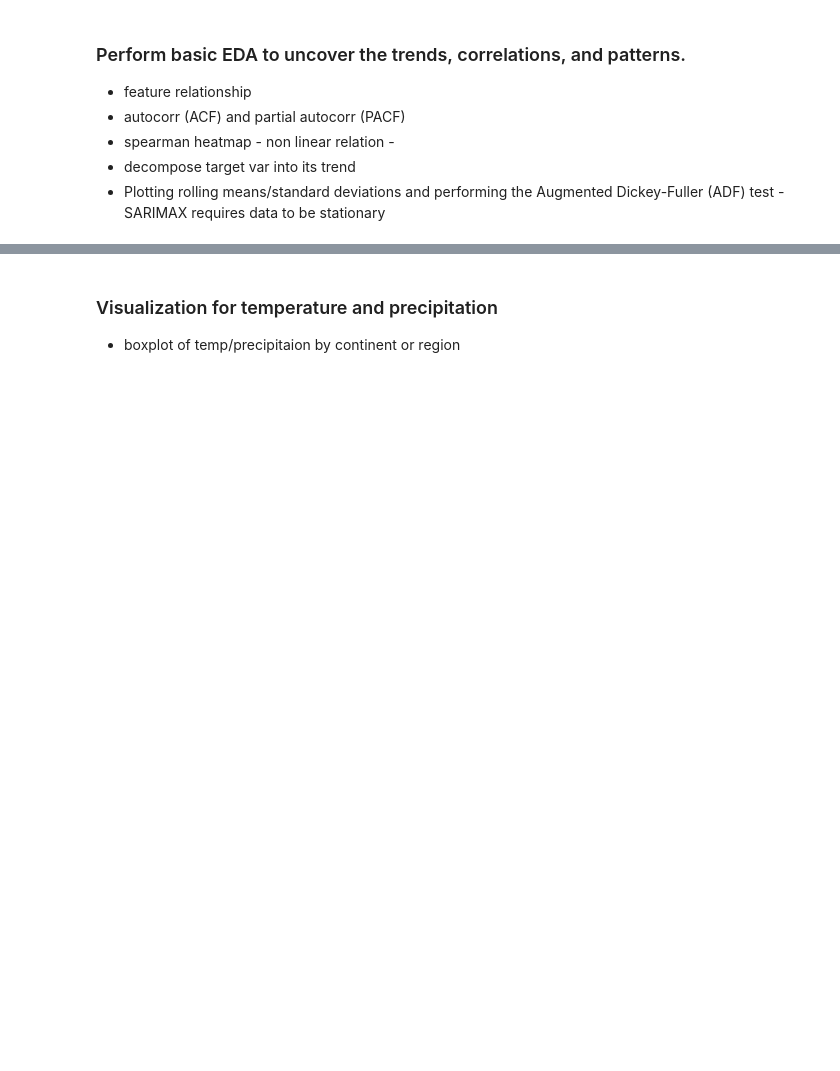
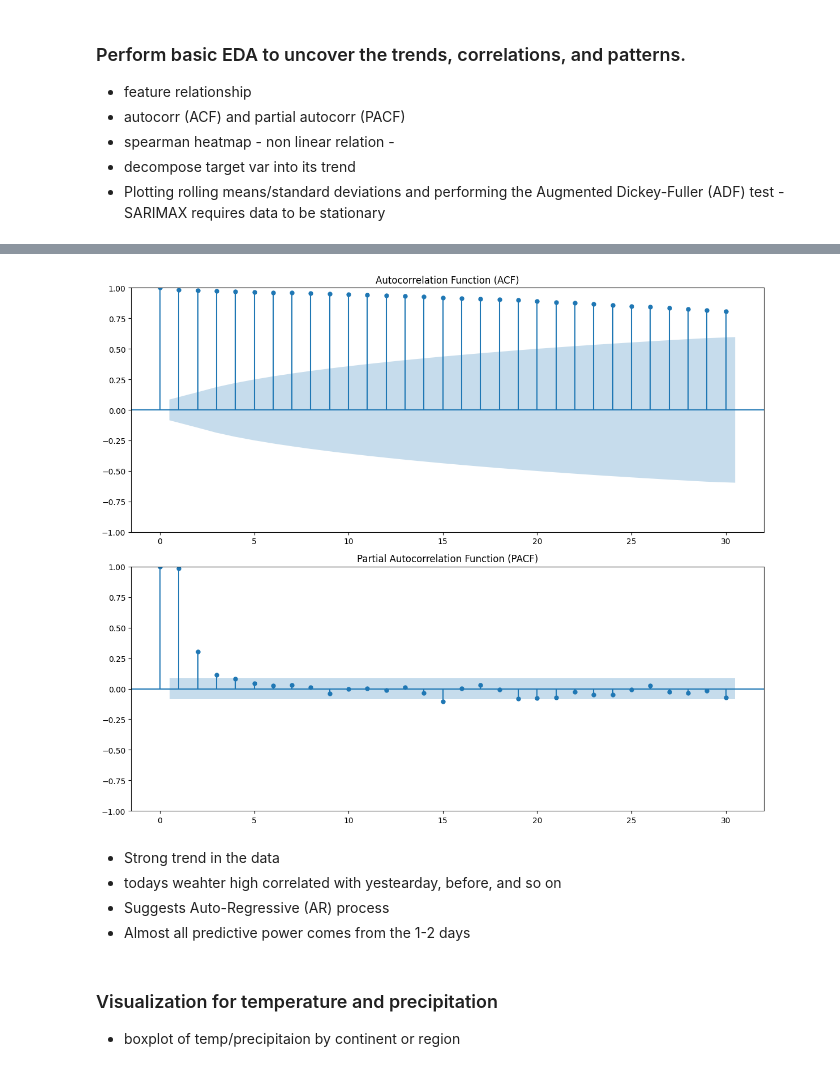
Before and after one commit to utidolas/PMAcceleratorData, a Jupyter notebook: model.ipynb, the cells around one changed output, grey strips where cells are left out. Drawn from its saved outputs; the diff is of its cells as text; code cells hidden in the pictures; blank space fills up the shorter version.

```diff
--- a/model.ipynb
+++ b/model.ipynb
@@ -187,3 +229,25 @@ TypeError: Only valid with DatetimeIndex, TimedeltaIndex or PeriodIndex, but got
+# %%
+from statsmodels.graphics.tsaplots import plot_acf, plot_pacf
+
+fig, (ax1, ax2) = plt.subplots(2, 1, figsize=(12, 10))
+
+# ACF
+plot_acf(daily_temp, lags=30, ax=ax1)
+ax1.set_title('Autocorrelation Function (ACF)')
+
+# PACF
+plot_pacf(daily_temp, lags=30, ax=ax2, method='ywm')
+ax2.set_title('Partial Autocorrelation Function (PACF)')
+
+plt.tight_layout()
+plt.show()
+# %% [output]
+[figure, added]
+# %% [markdown]
+* Strong trend in the data
+* todays weahter high correlated with yestearday, before, and so on
+* Suggests Auto-Regressive (AR) process
+* Almost all predictive power comes from the 1-2 days
 # %% [markdown]
 ### Visualization for temperature and precipitation
 * boxplot of temp/precipitaion by continent or region
```
Also changed, not shown: parts of 17 cells of this notebook, 6 other files.
